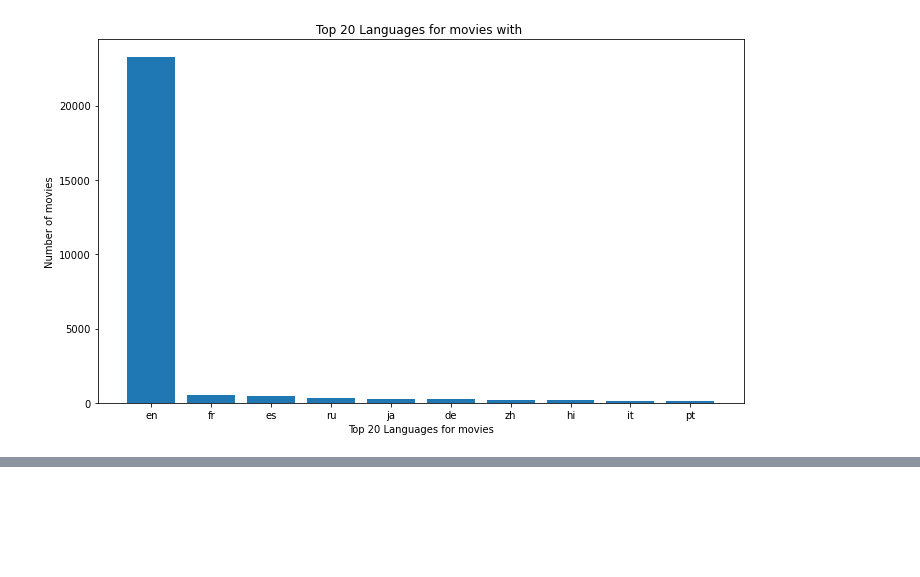
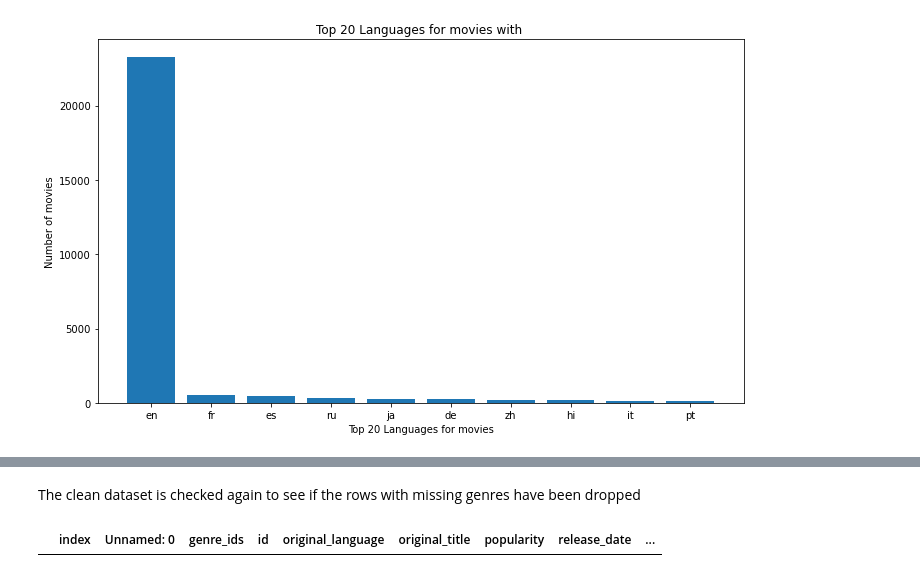
Before and after one commit to NicholasKIRUI/Data-Science-Course---Phase-1-Project, a Jupyter notebook: index.ipynb, the cells around one changed output, grey strips where cells are left out. Cells and saved outputs as stored; diff of their text form; code cells hidden in the pictures; blank space fills up the shorter version.

```diff
--- a/index.ipynb
+++ b/index.ipynb
@@ -1107,0 +1243,6 @@ plt.tight_layout()
+# %% [markdown]
+The clean dataset is checked again to see if the rows with missing genres have been dropped
+# %%
+clean_tmdb_movies_df[clean_tmdb_movies_df['genre_ids'] == '[]']
+# %% [output]
+|  | index | Unnamed: 0 | genre_ids | id | original_language | original_title | popularity | release_date | ... |
```
Also changed, not shown: parts of 13 cells of this notebook.
